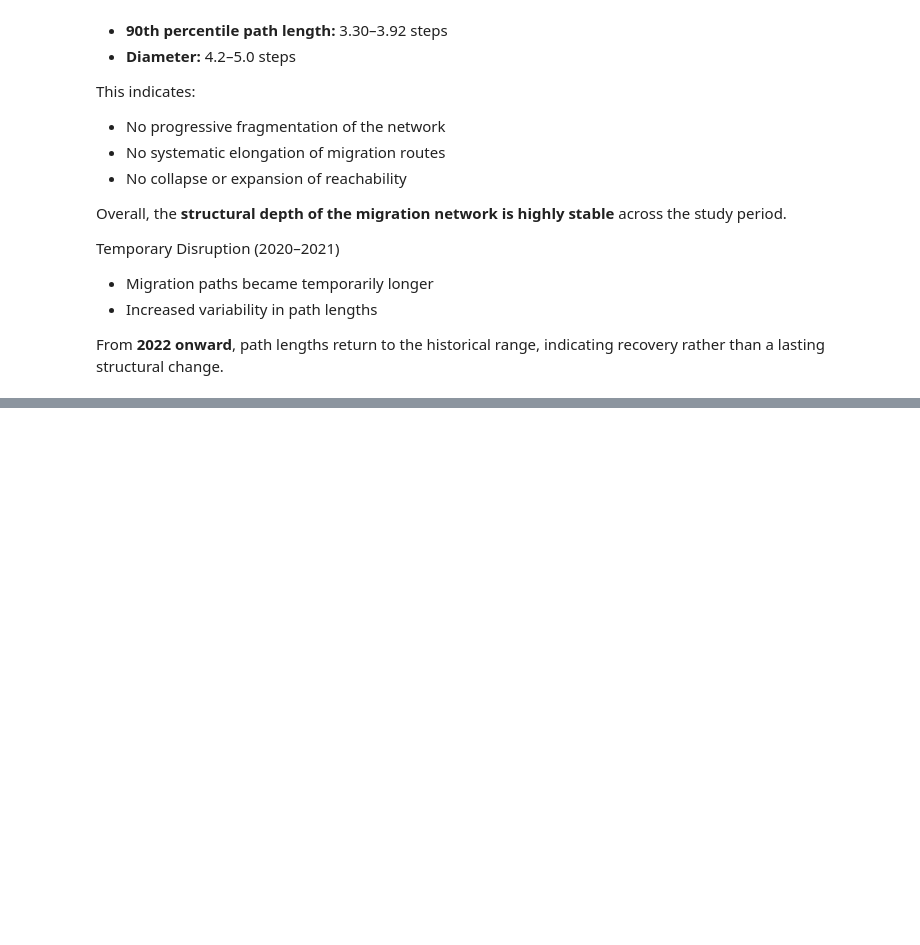
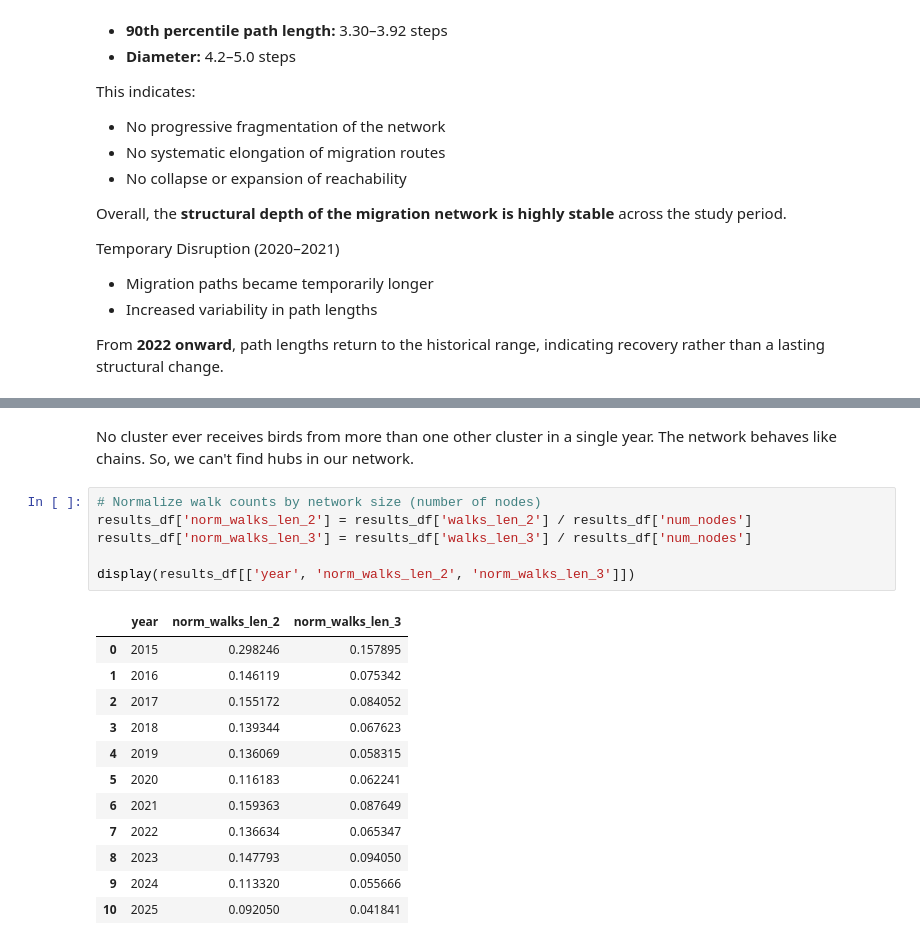
Before and after one commit to manasi2905/Climate-Change-Driven-Bird-Migration, a Jupyter notebook: network_features.ipynb, the cells around one changed output, grey strips where cells are left out. Cells and saved outputs as stored; diff of their text form; blank space fills up the shorter version.

```diff
--- a/network_features.ipynb
+++ b/network_features.ipynb
@@ -208,0 +293,21 @@ From **2022 onward**, path lengths return to the historical range, indicating re
+# %% [markdown]
+No cluster ever receives birds from more than one other cluster in a single year. The network behaves like chains. So, we can't find hubs in our network.
+# %%
+# Normalize walk counts by network size (number of nodes)
+results_df['norm_walks_len_2'] = results_df['walks_len_2'] / results_df['num_nodes']
+results_df['norm_walks_len_3'] = results_df['walks_len_3'] / results_df['num_nodes']
+
+display(results_df[['year', 'norm_walks_len_2', 'norm_walks_len_3']])
+# %% [output]
+|  | year | norm_walks_len_2 | norm_walks_len_3 |
+| 0 | 2015 | 0.298246 | 0.157895 |
+| 1 | 2016 | 0.146119 | 0.075342 |
+| 2 | 2017 | 0.155172 | 0.084052 |
+| 3 | 2018 | 0.139344 | 0.067623 |
+| 4 | 2019 | 0.136069 | 0.058315 |
+| 5 | 2020 | 0.116183 | 0.062241 |
+| 6 | 2021 | 0.159363 | 0.087649 |
+| 7 | 2022 | 0.136634 | 0.065347 |
+| 8 | 2023 | 0.147793 | 0.094050 |
+| 9 | 2024 | 0.113320 | 0.055666 |
+| 10 | 2025 | 0.092050 | 0.041841 |
```
Also changed, not shown: parts of 5 cells of this notebook.
